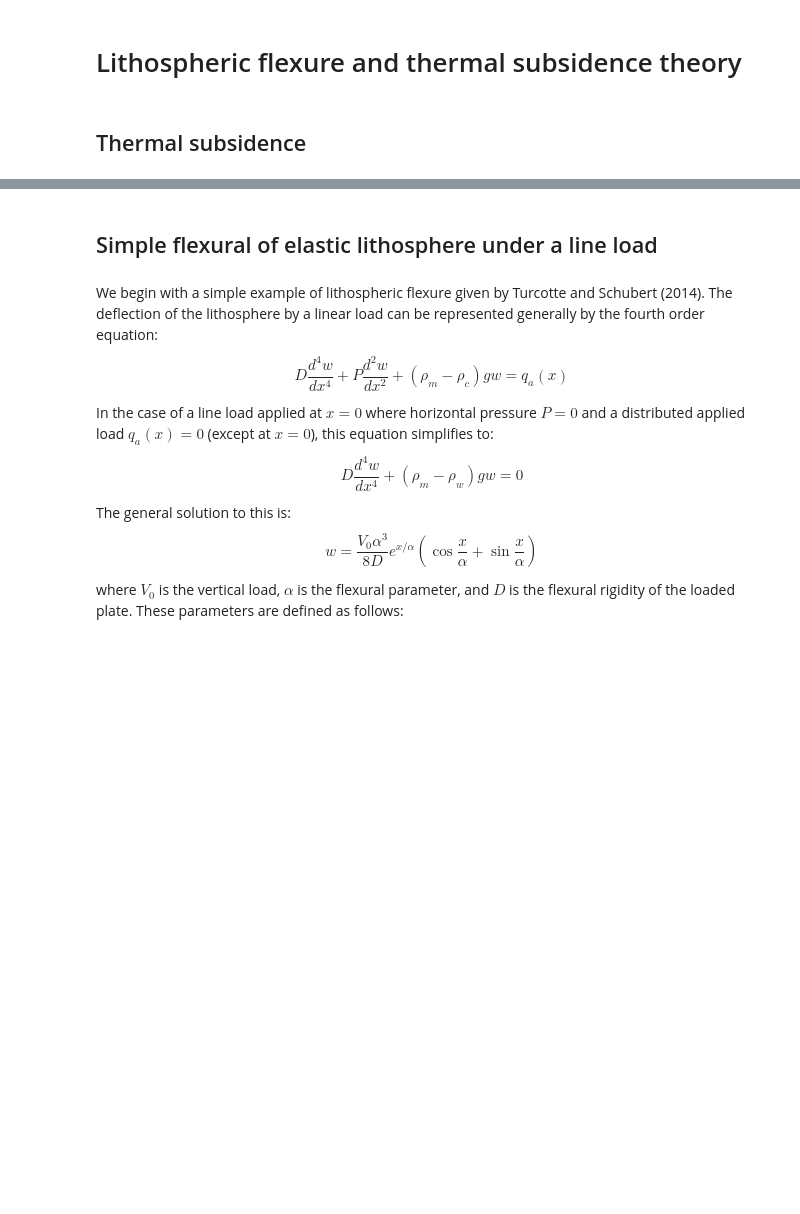
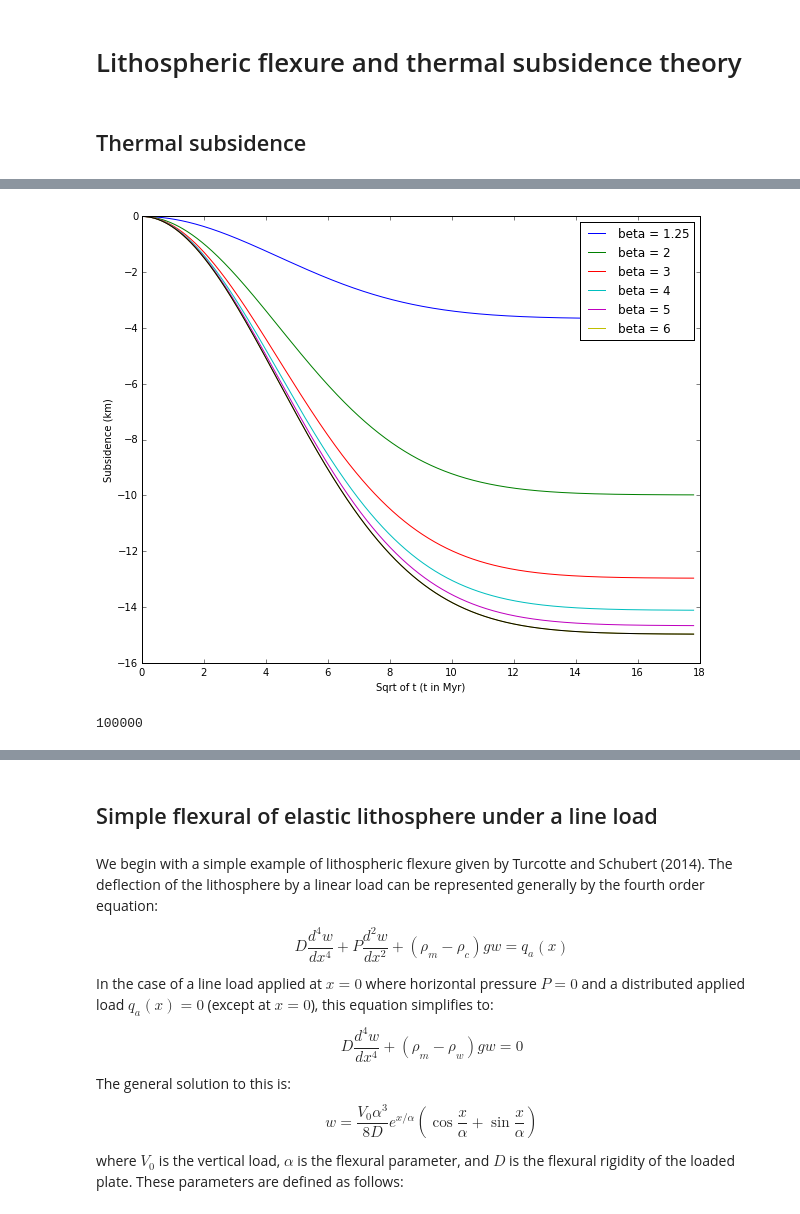
Before and after one commit to lfairchild/MCR_subsidence, a Jupyter notebook: Code/Subsidence_model.ipynb, the cells around one changed output, grey strips where cells are left out. Drawn from its saved outputs; the diff is of its cells as text; code cells hidden in the pictures; blank space fills up the shorter version.

```diff
--- a/Code/Subsidence_model.ipynb
+++ b/Code/Subsidence_model.ipynb
@@ -38,3 +88,33 @@ A widely accepted model of thermal subsidence was proposed by McKenzie (1978), w
+# %%
+def S_tot(t,beta):
+    return -(e(0,beta) - e(t,beta))
+# %%
+plt.figure(figsize=(10,8))
+for beta_factor in [1.25,2,3,4,5,6]:
+    time = []
+    elevation = []
+    for t in range(0,10000000000000000,100000000000):
+        time.append(np.sqrt(t/60/60/24/365/1000000))
+        #time.append(np.sqrt(t))
+        elevation.append(S_tot(t,beta_factor)/1000)
+    #plt.plot(time, elevation, color=np.random.rand(3), label='beta = %s'%(str(beta_factor)))
+    plt.plot(time, elevation, label='beta = %s'%(str(beta_factor)))
+
+#plt.colorbar(cax=beta_factor)
+
+plt.plot(time, elevation)
+#plt.ylim(max(elevation)+1000)
+plt.legend()
+plt.xlabel('Sqrt of t (t in Myr)')
+plt.ylabel('Subsidence (km)')
+plt.savefig('./Code_output/general_thermal_sub.pdf')
+plt.show()
+# %% [output]
+[figure, added]
+# %%
+len(elevation)
+# %% [output]
+100000
 # %% [markdown]
 <a id='line_load'></a>
 # %% [markdown]
```
Also changed, not shown: parts of 9 cells of this notebook, 8 other files.
